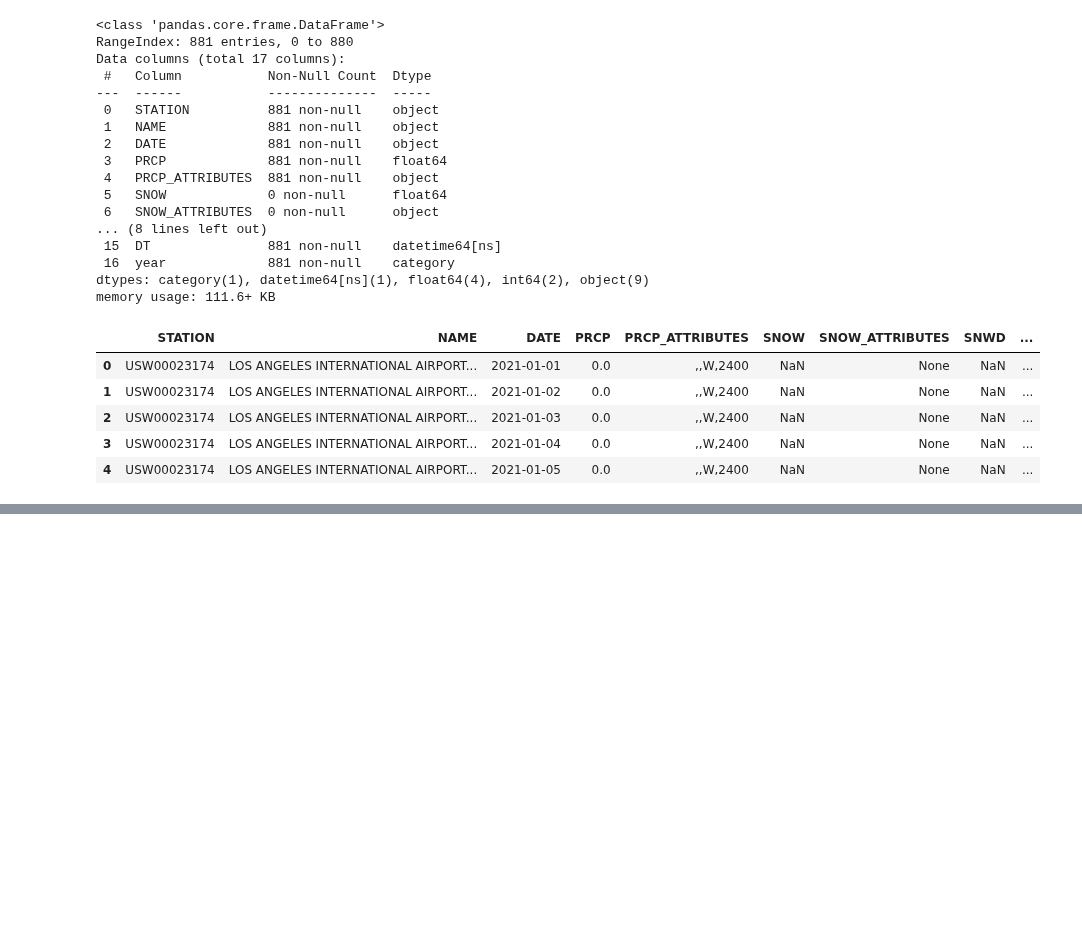
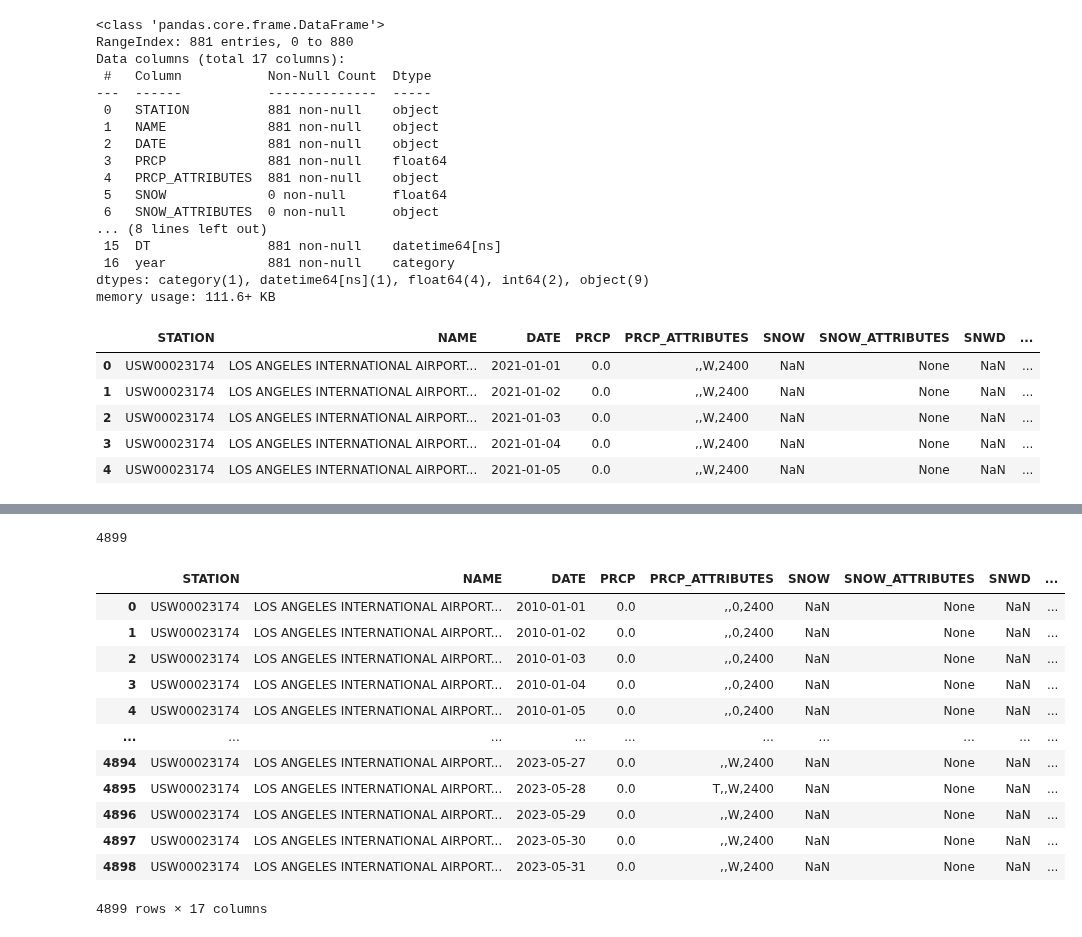
Before and after one commit to PacktPublishing/Time-Series-Analysis-with-Python-Cookbook-Second-Edition, a Jupyter notebook: code/Ch2/Chapter 2.ipynb, the cells around one changed output, grey strips where cells are left out. Drawn from its saved outputs; the diff is of its cells as text; code cells hidden in the pictures; blank space fills up the shorter version.

```diff
--- a/code/Ch2/Chapter 2.ipynb
+++ b/code/Ch2/Chapter 2.ipynb
@@ -873,0 +1023,23 @@ pd.read_parquet(file, engine='pyarrow', filters=[('year', 'in', [2010, 2023])],
+# %%
+file = Path('../../datasets/Ch2/LA_weather.parquet/')
+table = pq.read_table(file)
+# %%
+table.num_rows
+# %% [output]
+4899
+# %%
+table.to_pandas()
+# %% [output]
+|  | STATION | NAME | DATE | PRCP | PRCP_ATTRIBUTES | SNOW | SNOW_ATTRIBUTES | SNWD | ... |
+| 0 | USW00023174 | LOS ANGELES INTERNATIONAL AIRPORT... | 2010-01-01 | 0.0 | ,,0,2400 | NaN | None | NaN | ... |
+| 1 | USW00023174 | LOS ANGELES INTERNATIONAL AIRPORT... | 2010-01-02 | 0.0 | ,,0,2400 | NaN | None | NaN | ... |
+| 2 | USW00023174 | LOS ANGELES INTERNATIONAL AIRPORT... | 2010-01-03 | 0.0 | ,,0,2400 | NaN | None | NaN | ... |
+| 3 | USW00023174 | LOS ANGELES INTERNATIONAL AIRPORT... | 2010-01-04 | 0.0 | ,,0,2400 | NaN | None | NaN | ... |
+| 4 | USW00023174 | LOS ANGELES INTERNATIONAL AIRPORT... | 2010-01-05 | 0.0 | ,,0,2400 | NaN | None | NaN | ... |
+| ... | ... | ... | ... | ... | ... | ... | ... | ... | ... |
+| 4894 | USW00023174 | LOS ANGELES INTERNATIONAL AIRPORT... | 2023-05-27 | 0.0 | ,,W,2400 | NaN | None | NaN | ... |
+| 4895 | USW00023174 | LOS ANGELES INTERNATIONAL AIRPORT... | 2023-05-28 | 0.0 | T,,W,2400 | NaN | None | NaN | ... |
+| 4896 | USW00023174 | LOS ANGELES INTERNATIONAL AIRPORT... | 2023-05-29 | 0.0 | ,,W,2400 | NaN | None | NaN | ... |
+| 4897 | USW00023174 | LOS ANGELES INTERNATIONAL AIRPORT... | 2023-05-30 | 0.0 | ,,W,2400 | NaN | None | NaN | ... |
+| 4898 | USW00023174 | LOS ANGELES INTERNATIONAL AIRPORT... | 2023-05-31 | 0.0 | ,,W,2400 | NaN | None | NaN | ... |
+4899 rows × 17 columns
```
Also changed, not shown: parts of 41 cells of this notebook.
